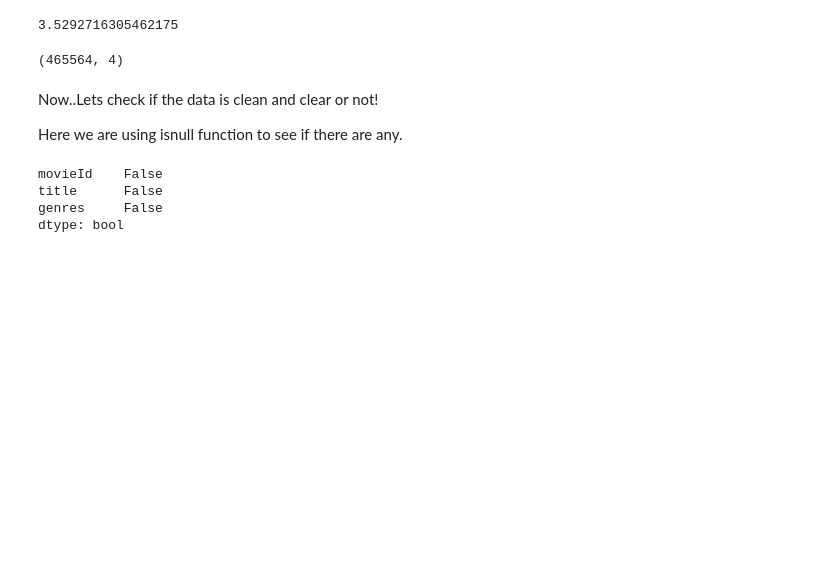
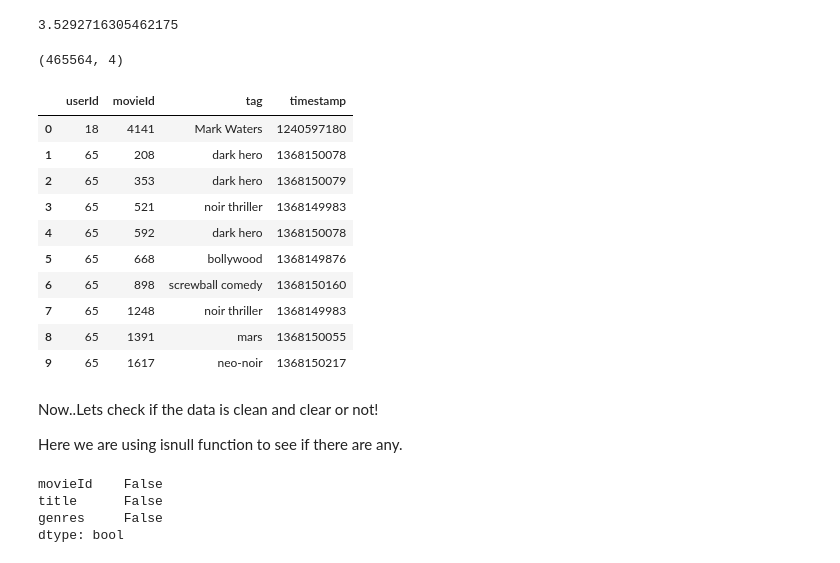
Before and after one commit to pramodh18/Movies, a Jupyter notebook: MovieLens.ipynb, the cells around one changed output. Saved outputs shown, nothing was run; the diff lists cells and outputs as text; code cells hidden in the pictures; blank space fills up the shorter version.

```diff
--- a/MovieLens.ipynb
+++ b/MovieLens.ipynb
@@ -73,6 +73,20 @@ tags=pd.read_csv("tags.csv")
 tags.shape
 # %% [output]
 (465564, 4)
+# %%
+tags.head(10)
+# %% [output]
+|  | userId | movieId | tag | timestamp |
+| 0 | 18 | 4141 | Mark Waters | 1240597180 |
+| 1 | 65 | 208 | dark hero | 1368150078 |
+| 2 | 65 | 353 | dark hero | 1368150079 |
+| 3 | 65 | 521 | noir thriller | 1368149983 |
+| 4 | 65 | 592 | dark hero | 1368150078 |
+| 5 | 65 | 668 | bollywood | 1368149876 |
+| 6 | 65 | 898 | screwball comedy | 1368150160 |
+| 7 | 65 | 1248 | noir thriller | 1368149983 |
+| 8 | 65 | 1391 | mars | 1368150055 |
+| 9 | 65 | 1617 | neo-noir | 1368150217 |
 # %% [markdown]
 Now..Lets check if the data is clean and clear or not!
 
```
Also changed, not shown: parts of 16 cells of this notebook.
